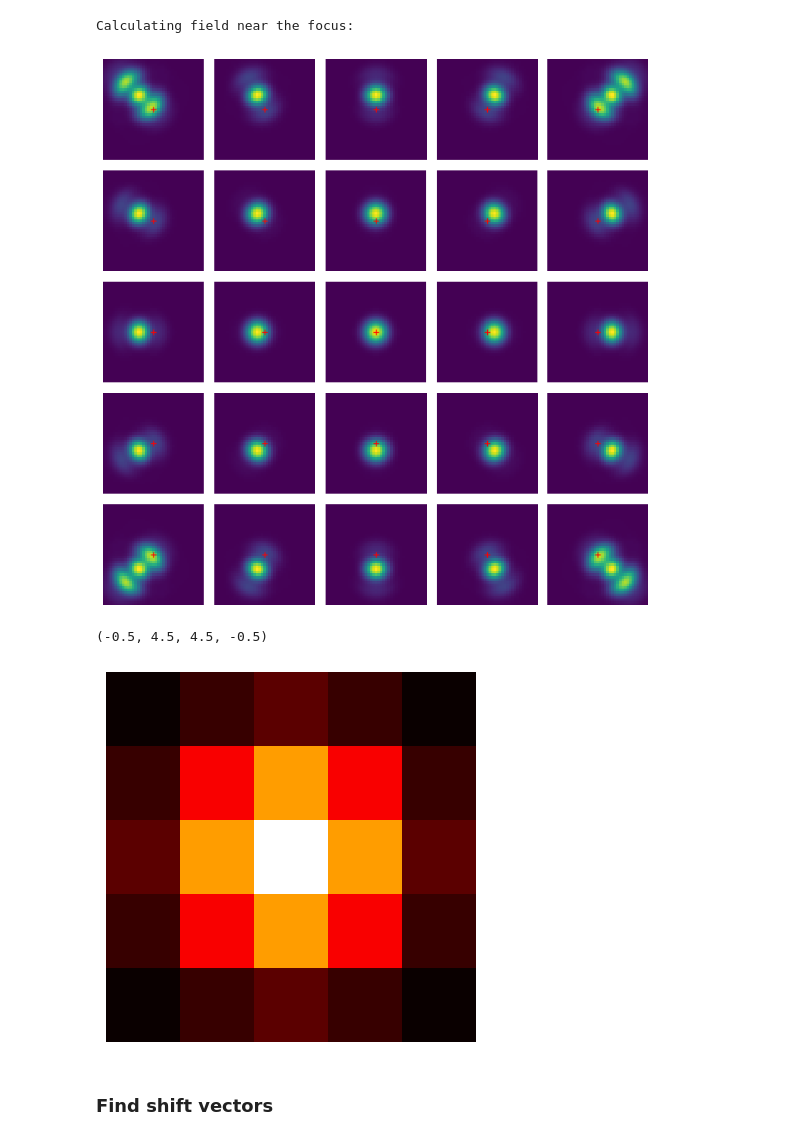
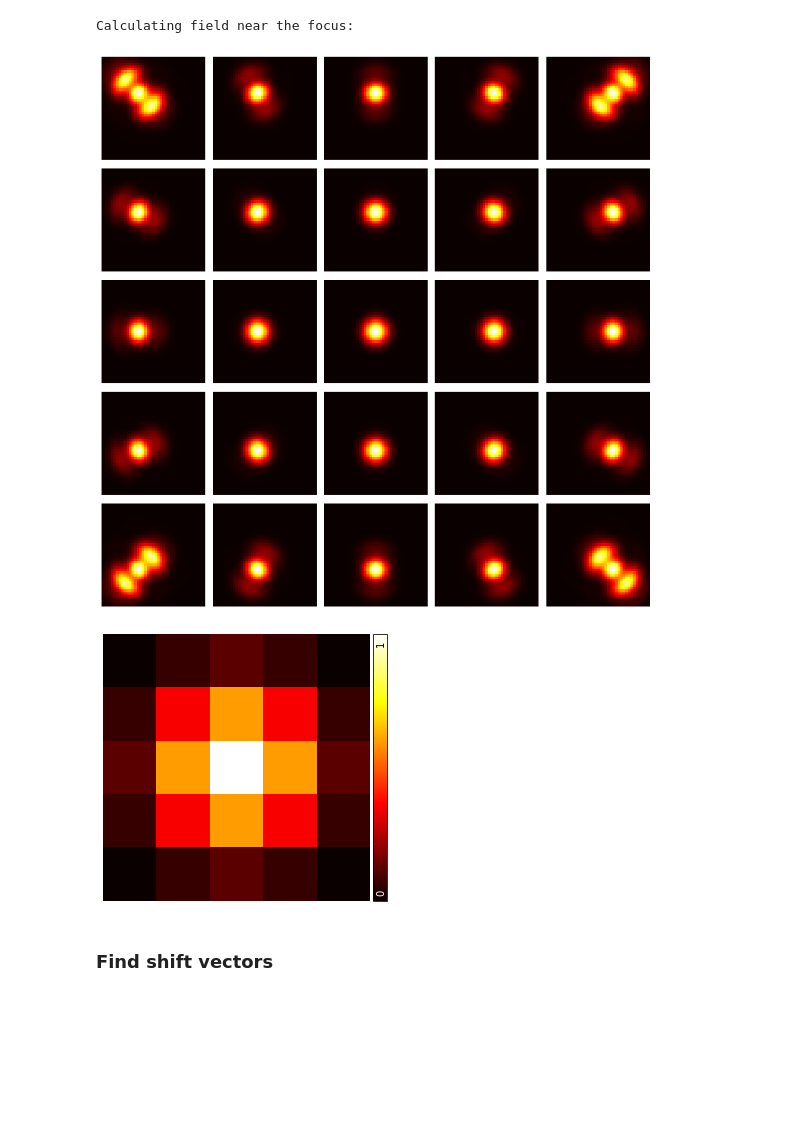
Before and after one commit to VicidominiLab/BrightEyes-ISM, a Jupyter notebook: examples/BrightEyes_ISM_demo.ipynb, the cells around one changed output. Saved outputs shown, nothing was run; the diff lists cells and outputs as text; code cells hidden in the pictures; blank space fills up the shorter version.

```diff
--- a/examples/BrightEyes_ISM_demo.ipynb
+++ b/examples/BrightEyes_ISM_demo.ipynb
@@ -18,12 +20,14 @@ import brighteyes_ism.simulation.Tubulin_sim as simTub
 # %% [markdown]
 ### Simulation settings and SPAD array parameters
 # %%
-N = 5 # number of detector elements in each dimension
-Nx = 201 # number of pixels of the simulation space
-pxsizex = 25 # pixel size of the simulation space (nm)
-pxdim = 50e3 # detector element size in real space (nm)
-pxpitch = 75e3 # detector element pitch in real space (nm)
-M = 500 # total magnification of the optical system (e.g. 100x objective follewd by 5x telescope)
+grid = ism.GridParameters()
+
+grid.N = 5 # number of detector elements in each dimension
+grid.Nx = 201 # number of pixels of the simulation space
+grid.pxsizex = 25 # pixel size of the simulation space (nm)
+grid.pxdim = 50e3 # detector element size in real space (nm)
+grid.pxpitch = 75e3 # detector element pitch in real space (nm)
+grid.M = 500 # total magnification of the optical system (e.g. 100x objective follewd by 5x telescope)
 
 #%% PSF simulation 2D
 
@@ -38,33 +52,24 @@ z_shift = 0 #nm
 # %% [markdown]
 ### Generate excitation PSF and detection PSFs
 # %%
-PSF, detPSF, exPSF = ism.SPAD_PSF_2D(N, Nx, pxpitch, pxdim, pxsizex, M, exPar, emPar, z_shift=z_shift)
-
-PSF /= np.max(PSF)
+PSF, detPSF, exPSF = ism.SPAD_PSF_2D(grid, exPar, emPar, z_shift=z_shift)
 # %% [output]
 Calculating field near the focus:
 Calculating field near the focus:
 # %%
-fig = plt.figure(figsize=(8,8))
-for i in range(N*N):
-    ax = fig.add_subplot(5, 5, i+1)
-    ax.imshow(PSF[:,:,i], extent = [-(Nx//2*pxsizex), Nx//2*pxsizex, -(Nx//2*pxsizex), Nx//2*pxsizex])
-    ax.set_xlim(-500, 500)
-    ax.set_ylim(-500, 500)
-    ax.plot(0,0,'+r')
-    plt.axis('off')
+extent = [-(grid.Nx//2*grid.pxsizex), grid.Nx//2*grid.pxsizex, -(grid.Nx//2*grid.pxsizex), grid.Nx//2*grid.pxsizex]
+xlims = (-500, 500)
+ylims = (-500, 500)
 
-plt.tight_layout()
+fig = gr.ShowDataset(PSF, xlims = xlims, ylims = ylims, extent = extent, figsize = (10,10) )
 # %% [output]
-[figure, old version]
+[figure, new version]
 # %%
-fingerprint = ism.Fingerprint(PSF)
-plt.figure();
-plt.imshow(fingerprint, cmap='hot')
-plt.axis('off')
+fingerprint = tools.fingerprint(PSF)
+
+fig, ax = gr.ShowFingerprint(PSF, colorbar = True, normalize = True)
 # %% [output]
-(-0.5, 4.5, 4.5, -0.5)
-[figure, old version]
+[figure, new version]
 # %% [markdown]
 ### Find shift vectors
 # %%
```
Also changed, not shown: parts of 13 cells of this notebook.
